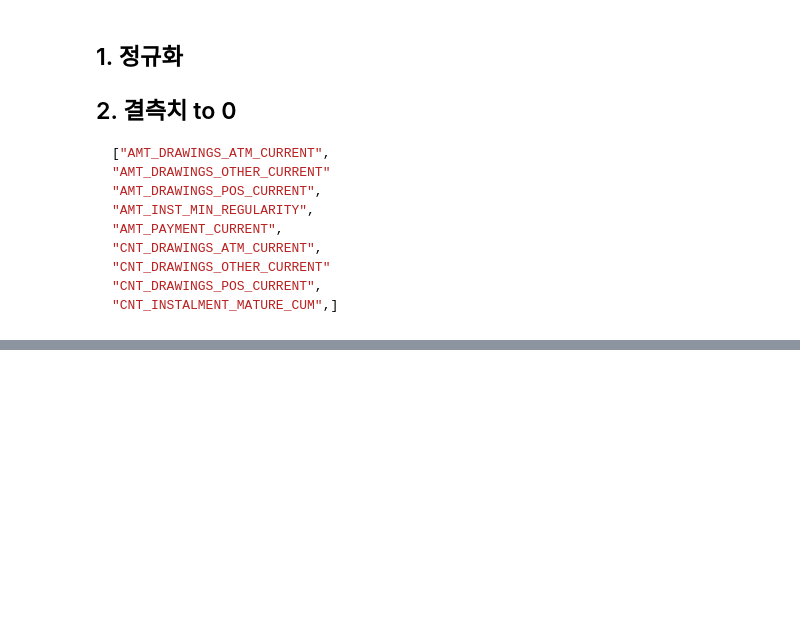
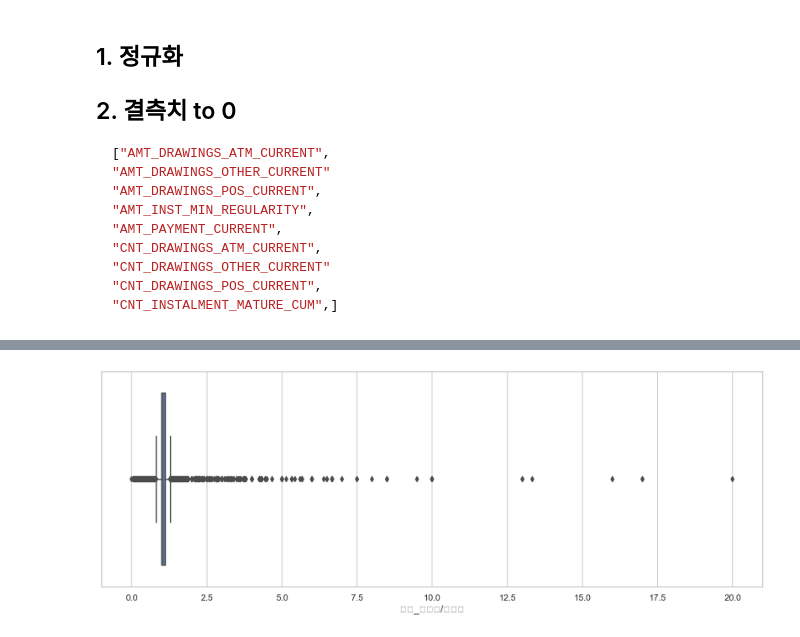
Before and after one commit to kkiyou/default-risk, a Jupyter notebook: sungjune/preprocessing_ver.2.0.ipynb, the cells around one changed output, grey strips where cells are left out. Saved outputs shown, nothing was run; the diff lists cells and outputs as text; code cells hidden in the pictures; blank space fills up the shorter version.

```diff
--- a/sungjune/preprocessing_ver.2.0.ipynb
+++ b/sungjune/preprocessing_ver.2.0.ipynb
@@ -507,0 +579,2 @@ confirmed_c_card = uf.scaling_and_encoding(credit_card_ds.iloc[:, 2:], scaling=F
+# %%
+prev_app = pd.read_csv(uf.get_f_path()+"previous_application.csv")
@@ -507,0 +626,28 @@ confirmed_c_card = uf.scaling_and_encoding(credit_card_ds.iloc[:, 2:], scaling=F
+# %%
+# AMT_CREDIT(대출 승인 금액) 결측치 1개 0으로 대체
+prev_app.loc[prev_app["AMT_CREDIT"].isna(), "AMT_CREDIT"] = 0
+
+# AMT_APPLICATION(대출 요청 금액) 0인 행 제외
+drop_index = prev_app.loc[prev_app["AMT_APPLICATION"] == 0].index
+prev_app.drop(index=drop_index, inplace=True)
+
+# "과거_승인액/요청액" feature 생성
+prev_app["과거_승인액/요청액"] = prev_app["AMT_CREDIT"] / prev_app["AMT_APPLICATION"]
+
+# 2.5 이상값은 이상치로 판단하여 모두 2.5로 제한함
+## 329개
+prev_app[prev_app["과거_승인액/요청액"] > 2.5] = 2.5
+
+# groupby.mean
+## 0인 행을 모두 삭제했으므로 요청액 대비 승인액의 비율의 평균을 통해 한 개인의 대출 요청 금액에 비해 승인액 비율을 도출함
+merge_cre_app_r = prev_app[["SK_ID_CURR", "과거_승인액/요청액"]].mean()
+
+# # # new_pre_app Dataframe 만들기
+# # new_pre_app = temp_merge[["과거_승인액/요청액"]]
+
+# # # 저장
+# # new_inst_paym.to_csv("../pre_data/new_previous_application.csv")
+# %%
+uf.box_plot(prev_app, "과거_승인액/요청액")
+# %% [output]
+[figure, added]
```
Also changed, not shown: parts of 22 cells of this notebook, 9 other files.
